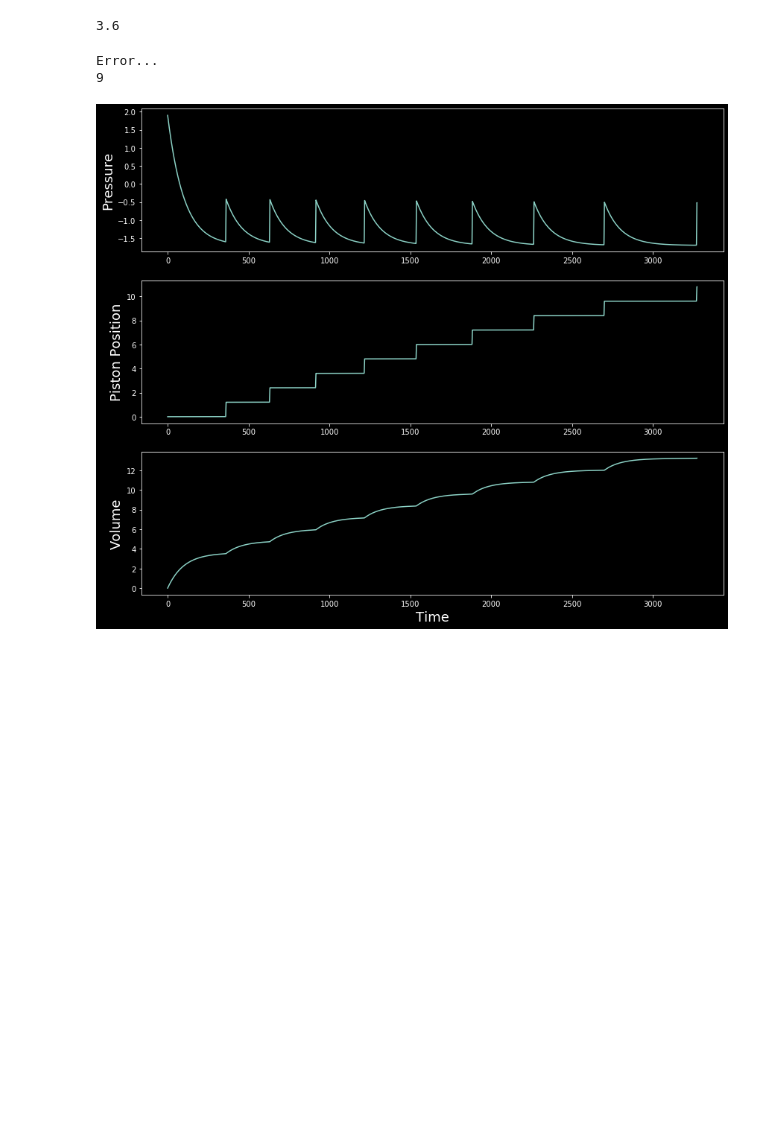
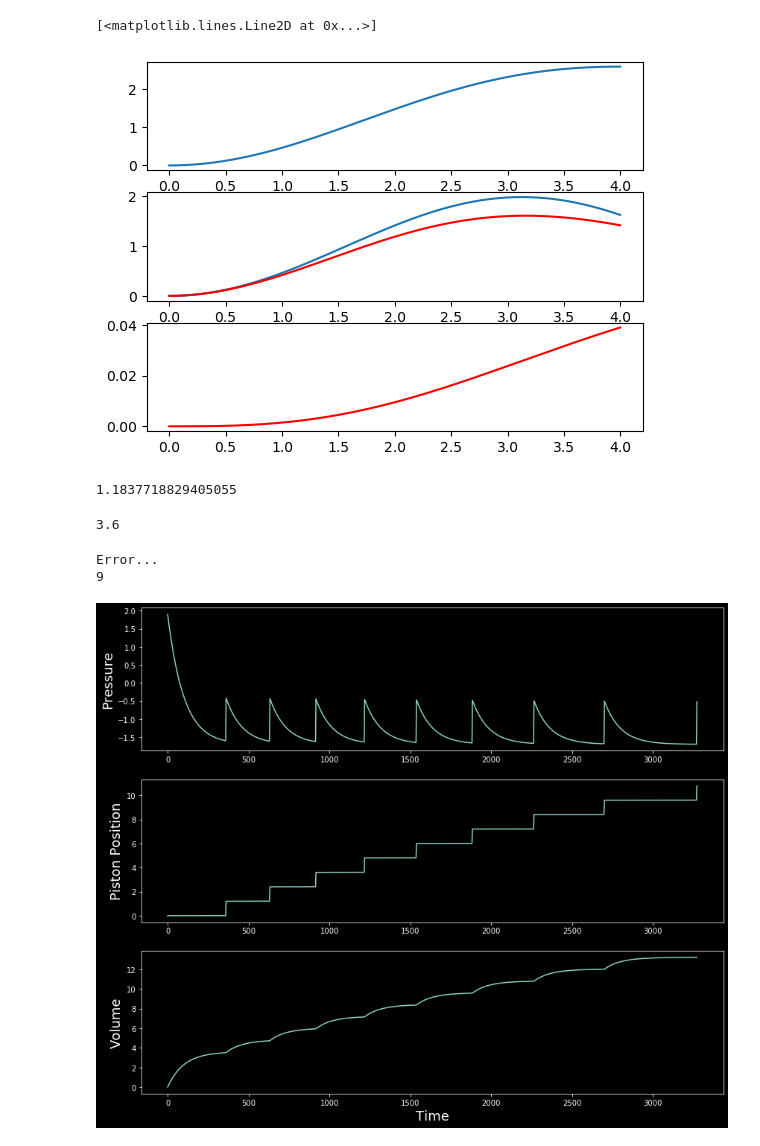
Before and after one commit to alberoman/kila_codes, a Jupyter notebook: model/notebook/piston_system_isotsasy_solver.ipynb, the cells around one changed output. Saved outputs shown, nothing was run; the diff lists cells and outputs as text; code cells hidden in the pictures; blank space fills up the shorter version.

```diff
--- a/model/notebook/piston_system_isotsasy_solver.ipynb
+++ b/model/notebook/piston_system_isotsasy_solver.ipynb
@@ -161,3 +161,64 @@ Ending! No more underpressure available to drag the piston down 0.88316266294755
+# %%
+#Two chambers
+import numpy as np
+import matplotlib.pyplot as plt
+import matplotlib.pyplot as mpl
+from scipy.integrate import odeint
+
+R1 = 0.01
+R3 = 0.3
+R4 = 1e-2
+
+
+def slip_phase(w,time,p):
+    R1,R3,R4 = p
+    deriv = [ w[1],
+    -R1*w[0] - w[2] + 1,
+    w[1] - R3*w[2] + R3*w[3],
+    R4*w[2] - R4 * w[3]]
+    return deriv
+
+
+
+t_start = 0
+p1_start = 0
+p2_start = 0
+x_start = 0.
+v_start = 0
+dt = 0.01
+p = [R1,R3,R4]
+tend =  5
+t_slip_phase = np.linspace(0,tend,1000)
+
+w0 = [x_start,v_start,p1_start,p2_start]
+wsol = odeint(slip_phase, w0, t_slip_phase, args=(p,))
+velocity = wsol[:,1]
+v0 =velocity[velocity<0][0]
+err_vel = np.abs(v0)
+tend = t_slip_phase[velocity<0][0]
+t_slip_phase = np.linspace(0,tend,1000)
+wsol = odeint(slip_phase, w0, t_slip_phase, args=(p,))
+x = wsol[:,0]
+x_stick = x[-1]
+v = wsol[:,1]
+p1= wsol[:,2]
+p2 = wsol[:,3]
+tslip = t_slip_phase
+p1approx = 1 / (R1+1) * (1 - np.cos(np.sqrt(1+R1) * tslip))
+plt.subplot(311)
+plt.plot(tslip,x)
+plt.subplot(312)
+plt.plot(tslip,p1approx)
+plt.plot(tslip,p1,'r')
+plt.subplot(313)
+plt.plot(tslip,p2,'r')
+# %% [output]
+[<matplotlib.lines.Line2D at 0x...>]
+[figure, added]
+# %%
+x_stick/ (2 /(1 + R1))
+# %% [output]
+1.1837718829405055
 # %%
 taus = 1e+6
 taud = taus * R5
```
Also changed, not shown: parts of 1 cell of this notebook, 12 other files.
